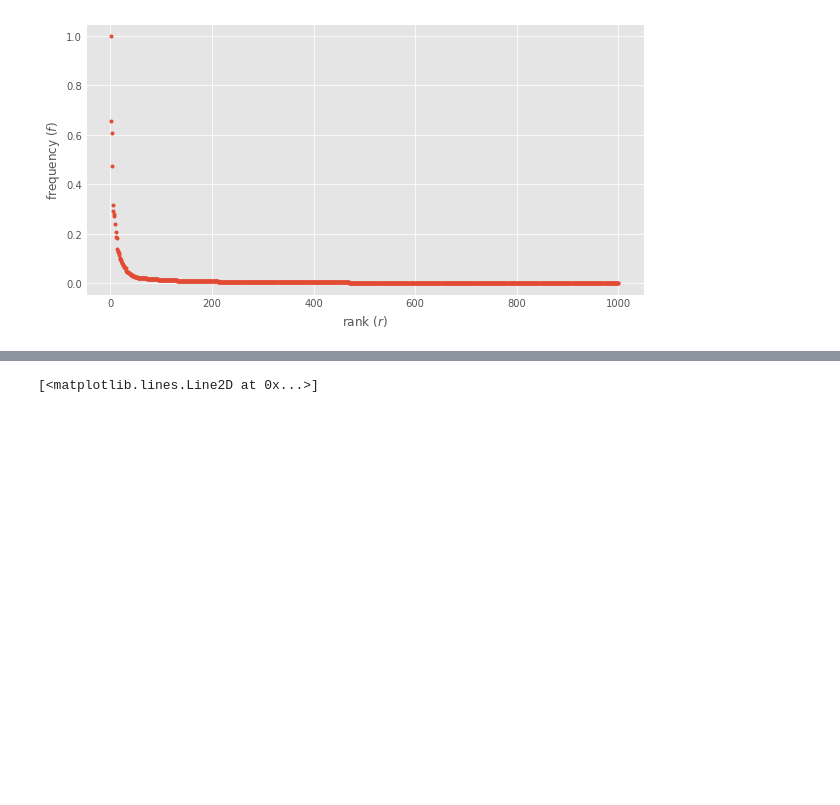
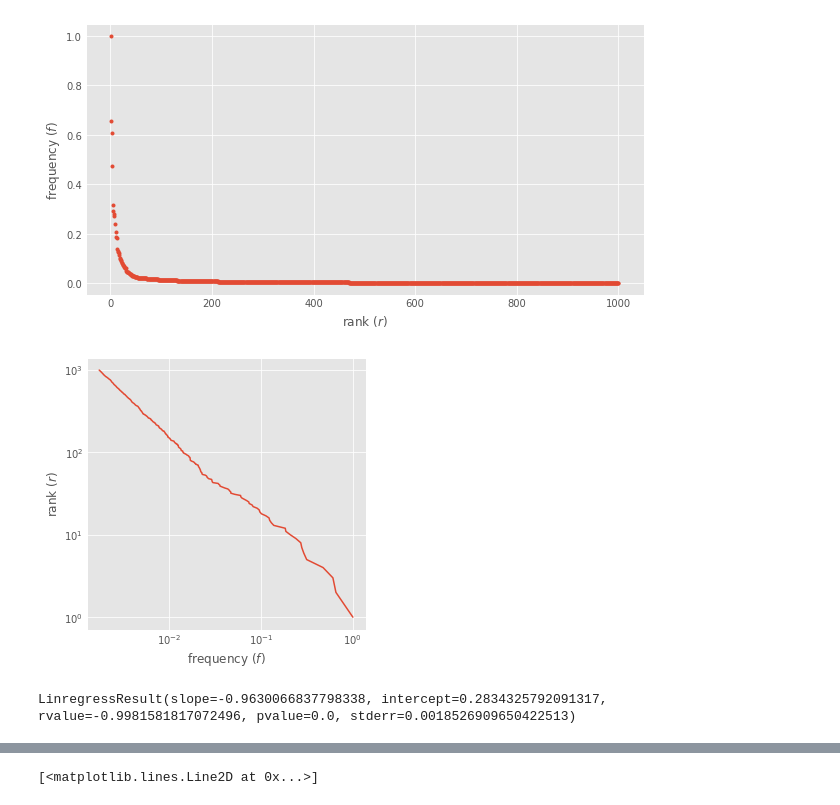
Before and after one commit to michaelneuder/shakespeare, a Jupyter notebook: bin/other_corpora.ipynb, the cells around one changed output, grey strips where cells are left out. Drawn from its saved outputs; the diff is of its cells as text; code cells hidden in the pictures; blank space fills up the shorter version.

```diff
--- a/bin/other_corpora.ipynb
+++ b/bin/other_corpora.ipynb
@@ -39,5 +39,17 @@ ax.set_ylabel('frequency ($f$)')
 plt.savefig('modern_normal.png')
 # %% [output]
 [figure]
+# %%
+f, ax = plt.subplots(figsize=(5,5))
+ax.loglog(vals_plots, np.arange(1, len(vals_plots)+1))
+ax.set_ylabel('rank ($r$)')
+ax.set_xlabel('frequency ($f$)')
+plt.savefig('modern_normal_ll.png')
+# %% [output]
+[figure, added]
+# %%
+stats.linregress(log_rank, log_posts)
+# %% [output]
+LinregressResult(slope=-0.9630066837798338, intercept=0.2834325792091317, rvalue=-0.9981581817072496, pvalue=0.0, stderr=0.0018526909650422513)
 # %%
 shake_data = pd.read_csv(os.path.join(data_path, 'Shakespeare_data.csv'))
```
Also changed, not shown: parts of 21 cells of this notebook, 3 other files.
